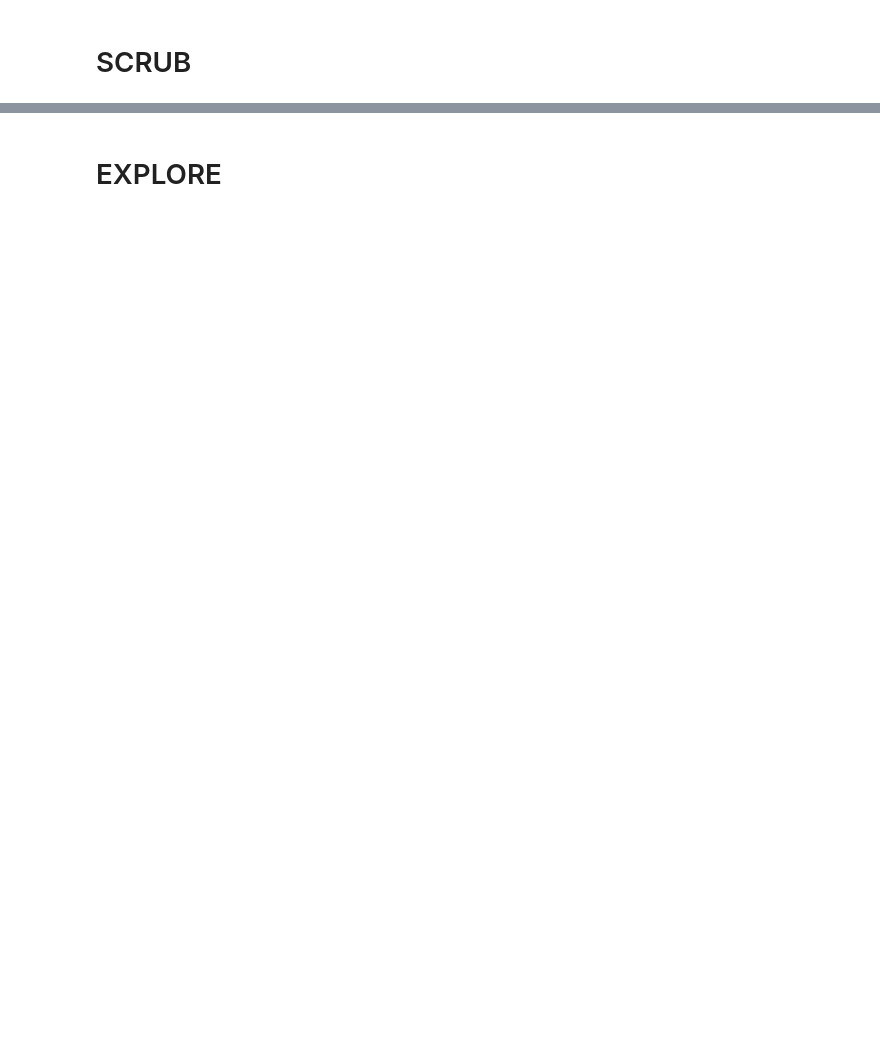
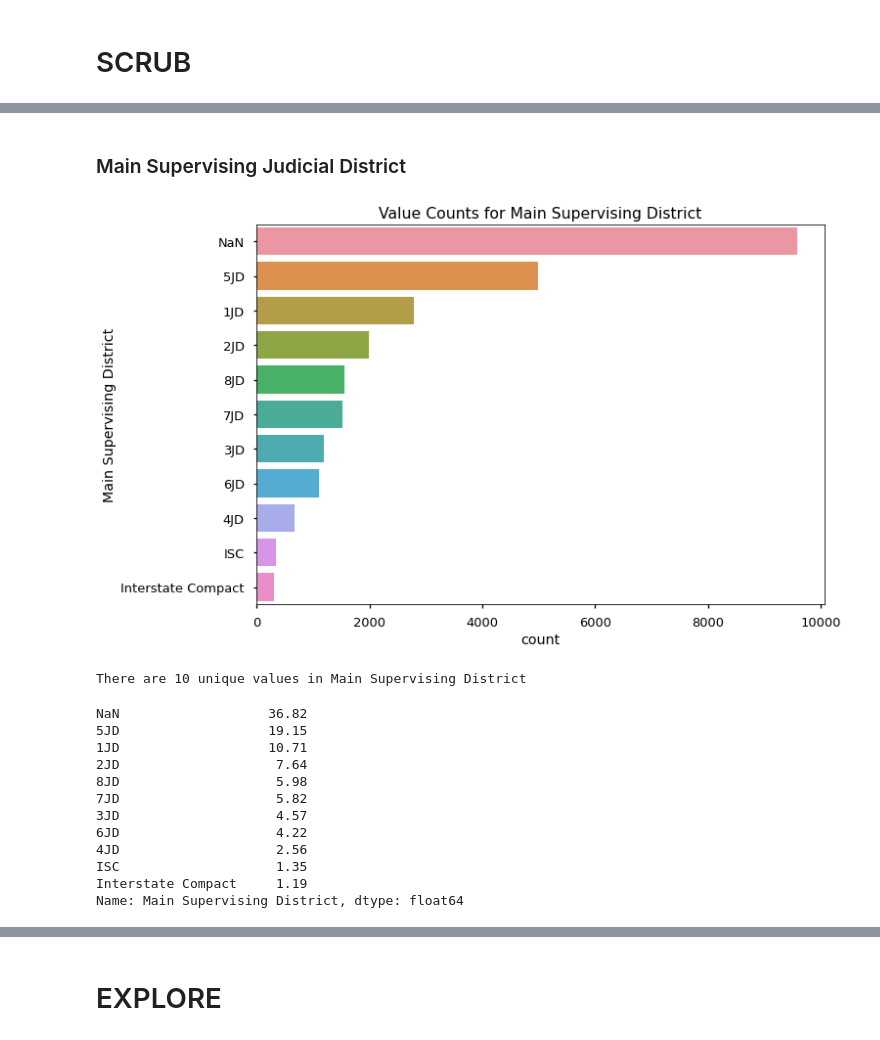
Before and after one commit to jirvingphd/iowa-prisoner-recidivism, a Jupyter notebook: index.ipynb, the cells around one changed output, grey strips where cells are left out. Saved outputs shown, nothing was run; the diff lists cells and outputs as text; code cells hidden in the pictures; blank space fills up the shorter version.

```diff
--- a/index.ipynb
+++ b/index.ipynb
@@ -177,0 +176,32 @@ dtype: float64
+# %%
+def check_counts(df,col,normalize=True,return_=False):
+    """Helper function to display value counts (including NaN)"""
+    counts = df[col].value_counts(normalize=normalize,dropna=False)
+
+    ## Make %
+    if normalize:
+        counts = (counts*100).round(2)
+    if return_:
+        return counts
+    else:
+
+        print(f"There are {df[col].nunique()} unique values in {col}")
+        display(counts)
+
+def plot_values(df, col,fill_val= "NaN",ax=None,show=True):
+    """Plot a seaborn catplot of the categories in col."""
+    data = df[[col]].fillna(fill_val).copy()
+    counts = data[col].value_counts(ascending=False,dropna=False)
+#     display(counts)
+
+    ax = sns.countplot(data=data,y=col,
+                  order=counts.index,ax=ax)
+    ax.set(title=f"Value Counts for {col}")
+    if show:
+        plt.show()
+    return ax
+
+def check_column(df, col,normalize=True,fill_val= "NaN"):
+    """Combined column inspection function."""
+    plot_values(df,col,fill_val=fill_val)
+    check_counts(df,col,normalize=normalize)
@@ -177,0 +217,19 @@ dtype: float64
+# %% [markdown]
+### Main Supervising Judicial District
+# %%
+check_column(df,null_cols[0])
+# %% [output]
+[figure, added]
+There are 10 unique values in Main Supervising District
+NaN                   36.82
+5JD                   19.15
+1JD                   10.71
+2JD                    7.64
+8JD                    5.98
+7JD                    5.82
+3JD                    4.57
+6JD                    4.22
+4JD                    2.56
+ISC                    1.35
+Interstate Compact     1.19
+Name: Main Supervising District, dtype: float64
```
Also changed, not shown: parts of 67 cells of this notebook, 1 other file.
